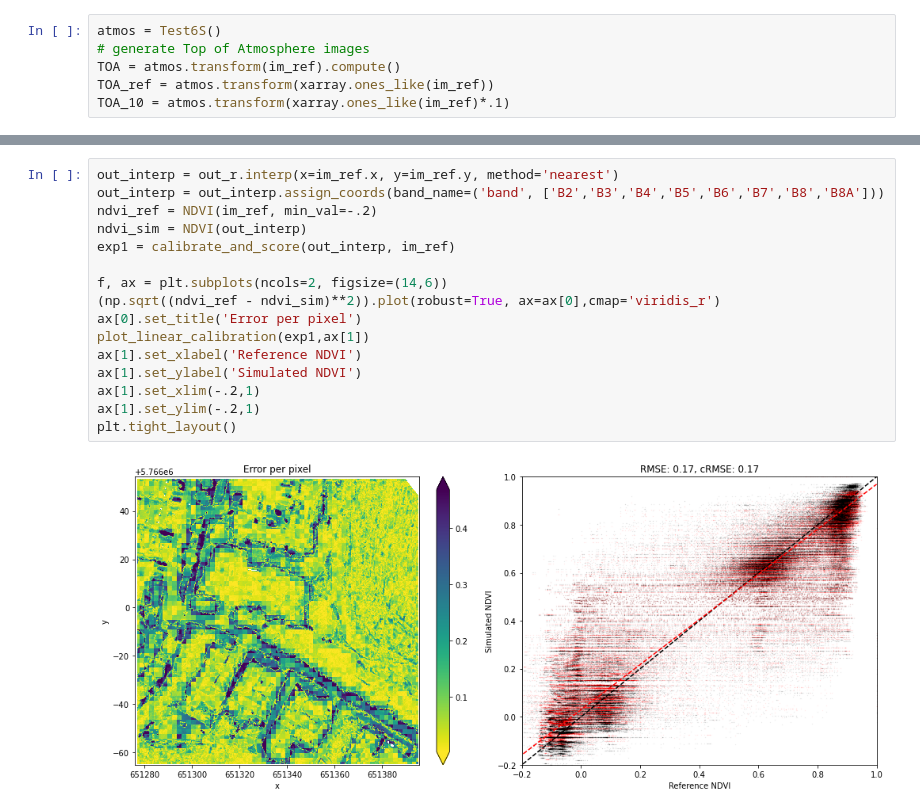
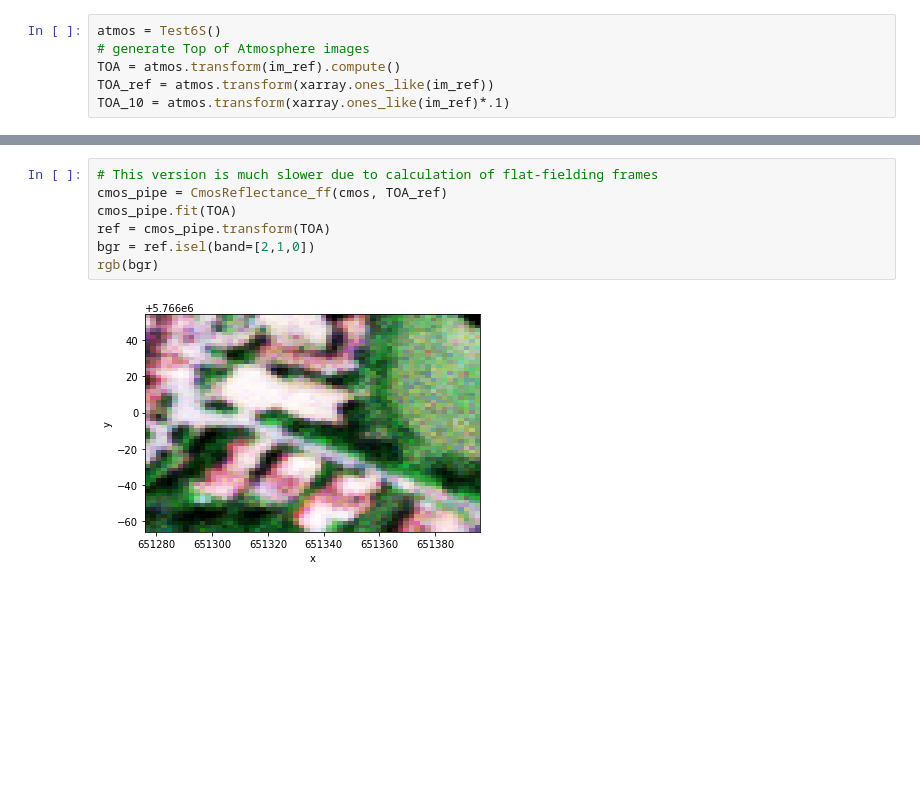
Before and after one commit to joe-fennell/pyeosim, a Jupyter notebook: 2_CMOS.ipynb, the cells around one changed output, grey strips where cells are left out. Drawn from its saved outputs; the diff is of its cells as text; blank space fills up the shorter version.

```diff
--- a/2_CMOS.ipynb
+++ b/2_CMOS.ipynb
@@ -207,19 +51,10 @@ plt.savefig('outputs/test_output_cmos.png')
-# %%
-out_interp = out_r.interp(x=im_ref.x, y=im_ref.y, method='nearest')
-out_interp = out_interp.assign_coords(band_name=('band', ['B2','B3','B4','B5','B6','B7','B8','B8A']))
-ndvi_ref = NDVI(im_ref, min_val=-.2)
-ndvi_sim = NDVI(out_interp)
-exp1 = calibrate_and_score(out_interp, im_ref)
-
-f, ax = plt.subplots(ncols=2, figsize=(14,6))
-(np.sqrt((ndvi_ref - ndvi_sim)**2)).plot(robust=True, ax=ax[0],cmap='viridis_r')
-ax[0].set_title('Error per pixel')
-plot_linear_calibration(exp1,ax[1])
-ax[1].set_xlabel('Reference NDVI')
-ax[1].set_ylabel('Simulated NDVI')
-ax[1].set_xlim(-.2,1)
-ax[1].set_ylim(-.2,1)
-plt.tight_layout()
-# %% [output]
-[figure, removed]
+# %%
+# This version is much slower due to calculation of flat-fielding frames
+cmos_pipe = CmosReflectance_ff(cmos, TOA_ref)
+cmos_pipe.fit(TOA)
+ref = cmos_pipe.transform(TOA)
+bgr = ref.isel(band=[2,1,0])
+rgb(bgr)
+# %% [output]
+[figure, added]
 # %%
```
Also changed, not shown: parts of 21 cells of this notebook, 15 other files.
